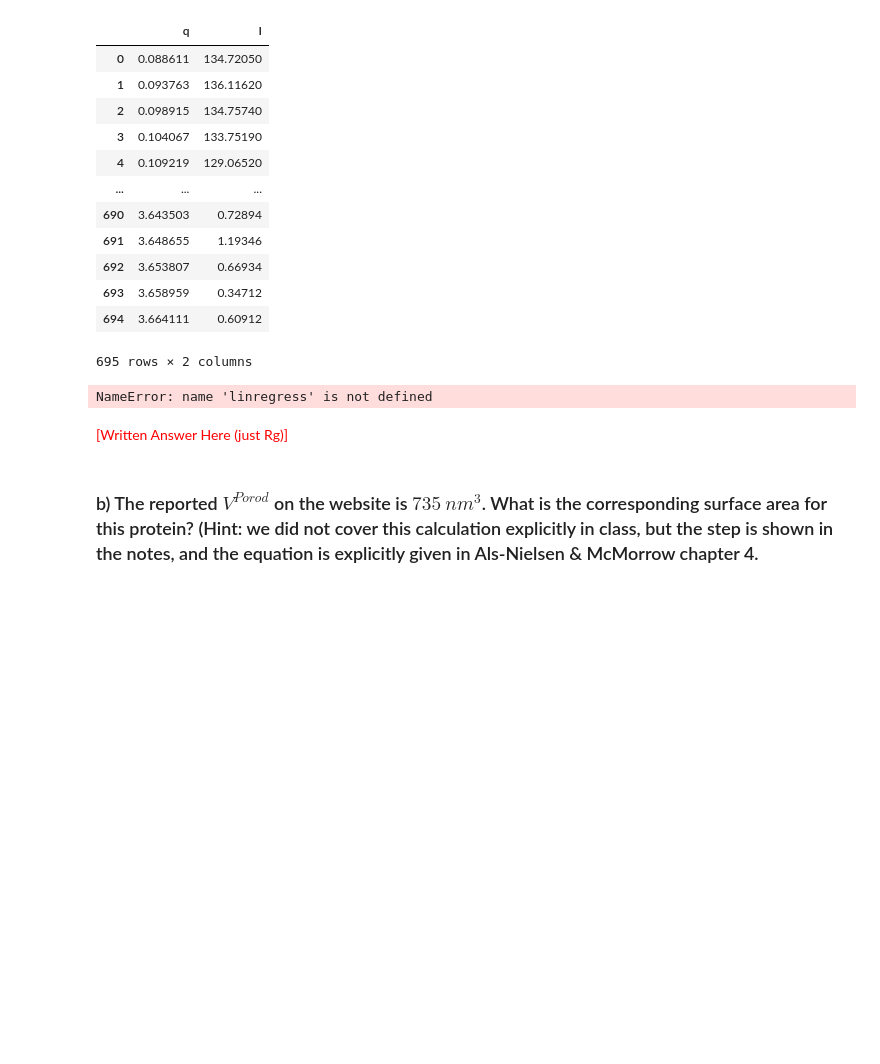
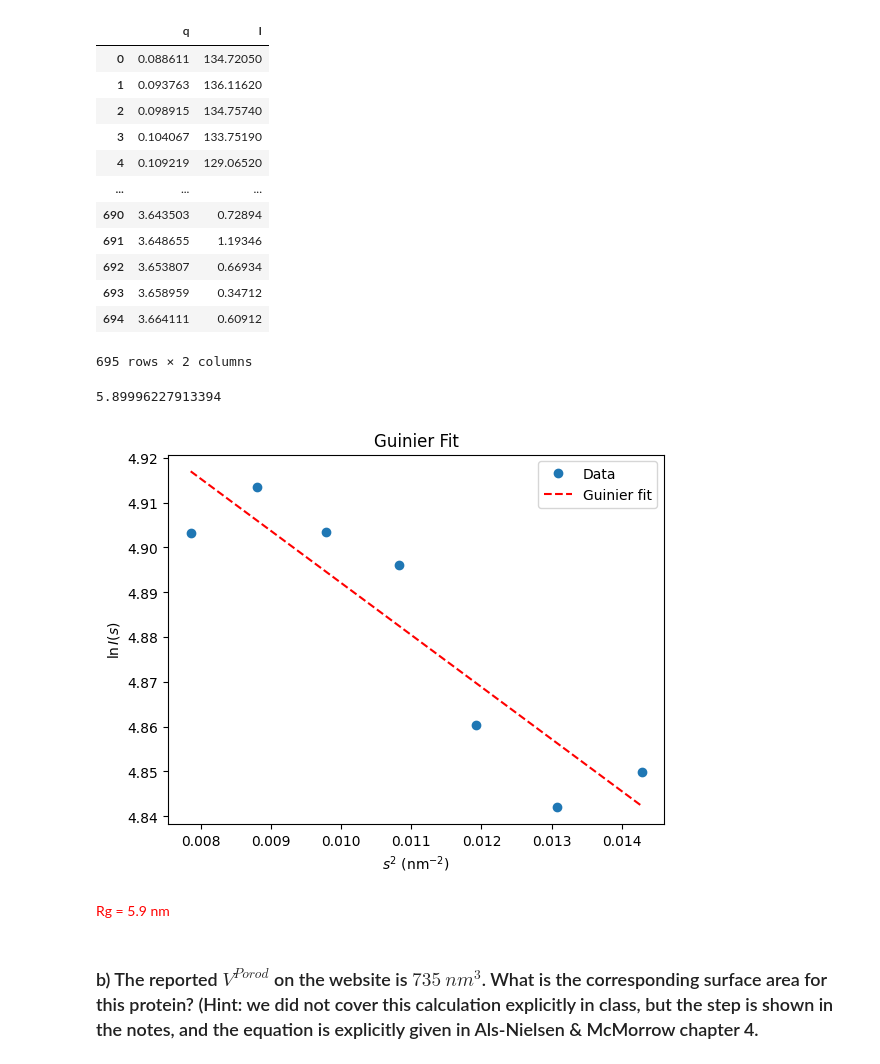
Before and after one commit to AngleKit/MSE7530Codes, a Jupyter notebook: Assignments/Assignment4.ipynb, the cells around one changed output. Cells and saved outputs as stored; diff of their text form; code cells hidden in the pictures; blank space fills up the shorter version.

```diff
--- a/Assignments/Assignment4.ipynb
+++ b/Assignments/Assignment4.ipynb
@@ -658,44 +659,38 @@ ABC_data
 | 694 | 3.664111 | 0.60912 |
 695 rows × 2 columns
 # %%
-# Extract q and I as numpy arrays
+
 s = ABC_data['q'].to_numpy()
 I = ABC_data['I'].to_numpy()
 
-# --- Step 1: Select Guinier region (where s*Rg < ~1.3)
-# You may adjust smax manually depending on your curve
-smin, smax = 0.0, 0.12  # typical Guinier region
-mask = (s >= smin) & (s <= smax) & (I > 0)
-s_fit = s[mask]
-I_fit = I[mask]
+limits = (s >= 0) & (s <= .12) & (I > 0)
+s_fit = s[limits]
+I_fit = I[limits]
 
-# --- Step 2: Linear fit of ln(I) vs s^2
+
 x = s_fit**2
 y = np.log(I_fit)
-slope, intercept, r, p, stderr = linregress(x, y)
+coeffs = np.polyfit(x, y, 1)
+slope, intercept = coeffs
 
-# --- Step 3: Extract Guinier parameters
 Rg = np.sqrt(-3 * slope)
 I0 = np.exp(intercept)
 
-print(f"Rg = {Rg:.3f} nm")
-print(f"I(0) = {I0:.3e}")
-print(f"Correlation coefficient = {r:.4f}")
+print(Rg)
 
-# --- Step 4: Plot Guinier region and fit ---
-plt.figure(figsize=(6,4))
+fig, ax = plt.subplots()
 plt.plot(x, y, 'o', label='Data')
 plt.plot(x, intercept + slope*x, 'r--', label='Guinier fit')
 plt.xlabel(r"$s^2$ (nm$^{-2}$)")
 plt.ylabel(r"$\ln I(s)$")
-plt.title(f"Guinier Fit: Rg = {Rg:.2f} nm")
+plt.title(f"Guinier Fit")
 plt.legend()
-plt.tight_layout()
 plt.show()
 # %% [output]
-NameError: name 'linregress' is not defined
+5.89996227913394
+[figure, added]
 # %% [markdown]
-<font color='red'> [Written Answer Here (just Rg)]
+<font color='red'> Rg = 5.9 nm
 # %% [markdown]
 ### b) The reported $V^{Porod}$ on the website is $735 ~nm^{3}$. What is the corresponding surface area for this protein? (Hint: we did not cover this calculation explicitly in class, but the step is shown in the notes, and the equation is explicitly given in Als-Nielsen & McMorrow chapter 4.
 # %%
```
Also changed, not shown: parts of 7 cells of this notebook.
